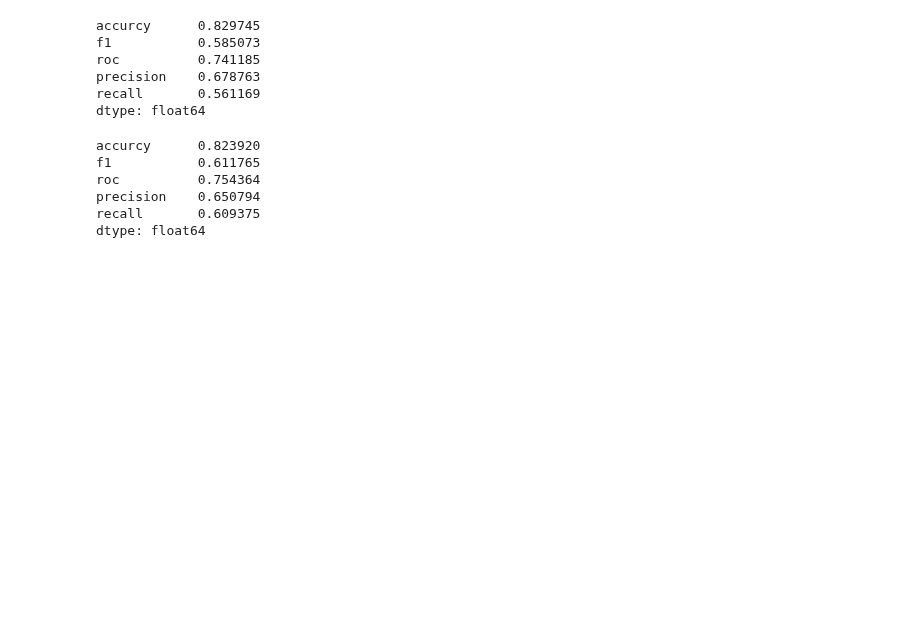
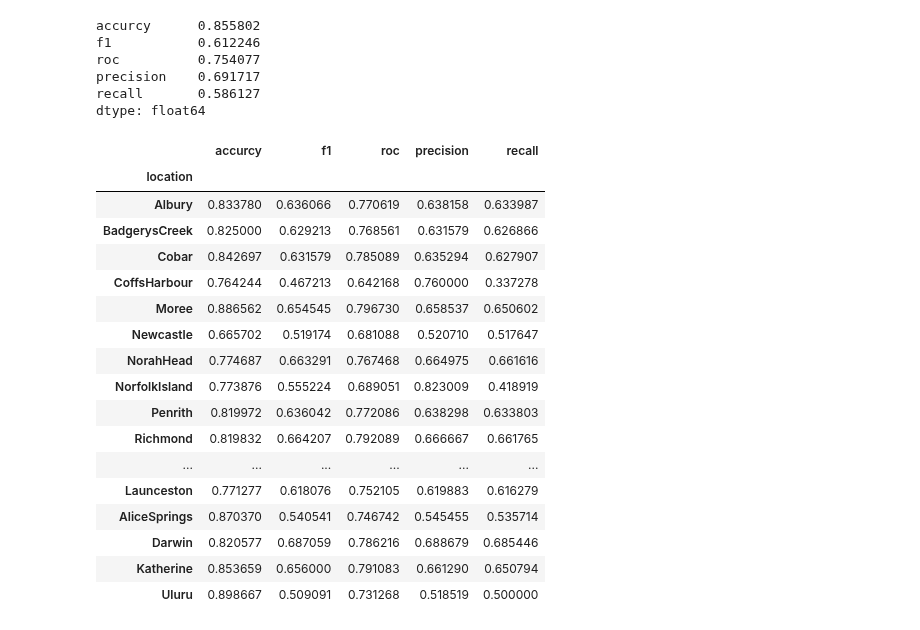
Before and after one commit to alastirm/NOV24_MLOPS_METEO, a Jupyter notebook: src2/test.ipynb, the cells around one changed output. Saved outputs shown, nothing was run; the diff lists cells and outputs as text; code cells hidden in the pictures; blank space fills up the shorter version.

```diff
--- a/src2/test.ipynb
+++ b/src2/test.ipynb
@@ -45,9 +62,11 @@ df = pd.read_csv('../data/weatherAUS.csv')
 #     else:
 #         print(f"La ville '{city}' n'est pas dans la liste. \n\n Veuillez choisir une ville parmi celles disponibles.")
 
-city = 'Albury'
+city = 'Williamtown'
 
 df = df[df['Location'].isin([city])]
+
+print(df.isna().sum())
 
 columns_to_drop = [col for col in df.columns if df[col].isna().mean() > 0.30]
 
@@ -56,6 +75,8 @@ columns_to_drop = [col for col in df.columns if df[col].isna().mean() > 0.30]
 
 transformers = []
 
+if 'Evaporation' not in columns_to_drop:
+    transformers.append(('evaporation_transformer', evaporation_transformer()))
 if 'Sunshine' not in columns_to_drop:
     transformers.append(('sunshine_transformer', sunshine_transformer()))
 if 'RainTomorrow' not in columns_to_drop:
@@ -237,4 +273,5 @@ print(df['Location'].unique())
 # %%
+
 df_1 = pd.read_csv('../data/weatherAUS.csv')
 
 list_city = []
@@ -256,9 +293,9 @@ list_roc = []
 #         print(f"La ville '{city}' n'est pas dans la liste. \n\n Veuillez choisir une ville parmi celles disponibles.")
 
 city = df_1['Location'].unique()
-
+print(city)
 for i in city:
-    print(i)
+    print('la ville -----------------', i)
 
     df = df_1[df_1['Location'].isin([i])]
 
@@ -268,7 +305,8 @@ for i in city:
     # print('colonne du dataframe', df.columns)
 
     transformers = []
-
+    if 'Evaporation' not in columns_to_drop:
+        transformers.append(('evaporation_transformer', evaporation_transformer()))
     if 'Sunshine' not in columns_to_drop:
         transformers.append(('sunshine_transformer', sunshine_transformer()))
     if 'RainTomorrow' not in columns_to_drop:
@@ -311,20 +349,11 @@ for i in city:
     X_train_scaled = scaler.fit_transform(X_train)
     X_test_scaled = scaler.transform(X_test)
 
-    poids = y_train.value_counts(normalize = True)
 
+    model = LogisticRegression(verbose = 1, C = 1, max_iter = 1000, penalty = 'l1',
+                               solver = 'liblinear',
+                               intercept_scaling = 0.1, l1_ratio = 0.5, tol = 0.01)
 
-    model = RandomForestClassifier(
-                n_estimators = 755,
-                max_depth = 8,
-                max_features = 'sqrt',
-                min_samples_split = 3,
-                min_samples_leaf = 15,
-                criterion = 'gini',
-                bootstrap = True,
-                class_weight={0: 1/poids[0], 1: 1/poids[1]},
-                random_state=42,
-            )
 
     model.fit(X_train_scaled, y_train)
 
@@ -385,20 +414,35 @@ df_global = pd.DataFrame({
 
 df_global.set_index('location', inplace = True)
 
-df_global.mean(axis = 0)
+
+df_global.to_csv('../data_saved/first_result_evap.csv')
-# %% [output]
-accurcy      0.829745
-f1           0.585073
-roc          0.741185
-precision    0.678763
-recall       0.561169
-dtype: float64
 # %%
-df_global.median(axis = 0)
+df_global.mean(axis = 0)
 # %% [output]
-accurcy      0.823920
-f1           0.611765
-roc          0.754364
-precision    0.650794
-recall       0.609375
+accurcy      0.855802
+f1           0.612246
+roc          0.754077
+precision    0.691717
+recall       0.586127
 dtype: float64
+# %%
+df_global
+# %% [output]
+|  | accurcy | f1 | roc | precision | recall |
+| location |  |  |  |  |  |
+| Albury | 0.833780 | 0.636066 | 0.770619 | 0.638158 | 0.633987 |
+| BadgerysCreek | 0.825000 | 0.629213 | 0.768561 | 0.631579 | 0.626866 |
+| Cobar | 0.842697 | 0.631579 | 0.785089 | 0.635294 | 0.627907 |
+| CoffsHarbour | 0.764244 | 0.467213 | 0.642168 | 0.760000 | 0.337278 |
+| Moree | 0.886562 | 0.654545 | 0.796730 | 0.658537 | 0.650602 |
+| Newcastle | 0.665702 | 0.519174 | 0.681088 | 0.520710 | 0.517647 |
+| NorahHead | 0.774687 | 0.663291 | 0.767468 | 0.664975 | 0.661616 |
+| NorfolkIsland | 0.773876 | 0.555224 | 0.689051 | 0.823009 | 0.418919 |
+| Penrith | 0.819972 | 0.636042 | 0.772086 | 0.638298 | 0.633803 |
+| Richmond | 0.819832 | 0.664207 | 0.792089 | 0.666667 | 0.661765 |
+| ... | ... | ... | ... | ... | ... |
+| Launceston | 0.771277 | 0.618076 | 0.752105 | 0.619883 | 0.616279 |
+| AliceSprings | 0.870370 | 0.540541 | 0.746742 | 0.545455 | 0.535714 |
+| Darwin | 0.820577 | 0.687059 | 0.786216 | 0.688679 | 0.685446 |
+| Katherine | 0.853659 | 0.656000 | 0.791083 | 0.661290 | 0.650794 |
+| Uluru | 0.898667 | 0.509091 | 0.731268 | 0.518519 | 0.500000 |
```
Also changed, not shown: parts of 8 cells of this notebook.
